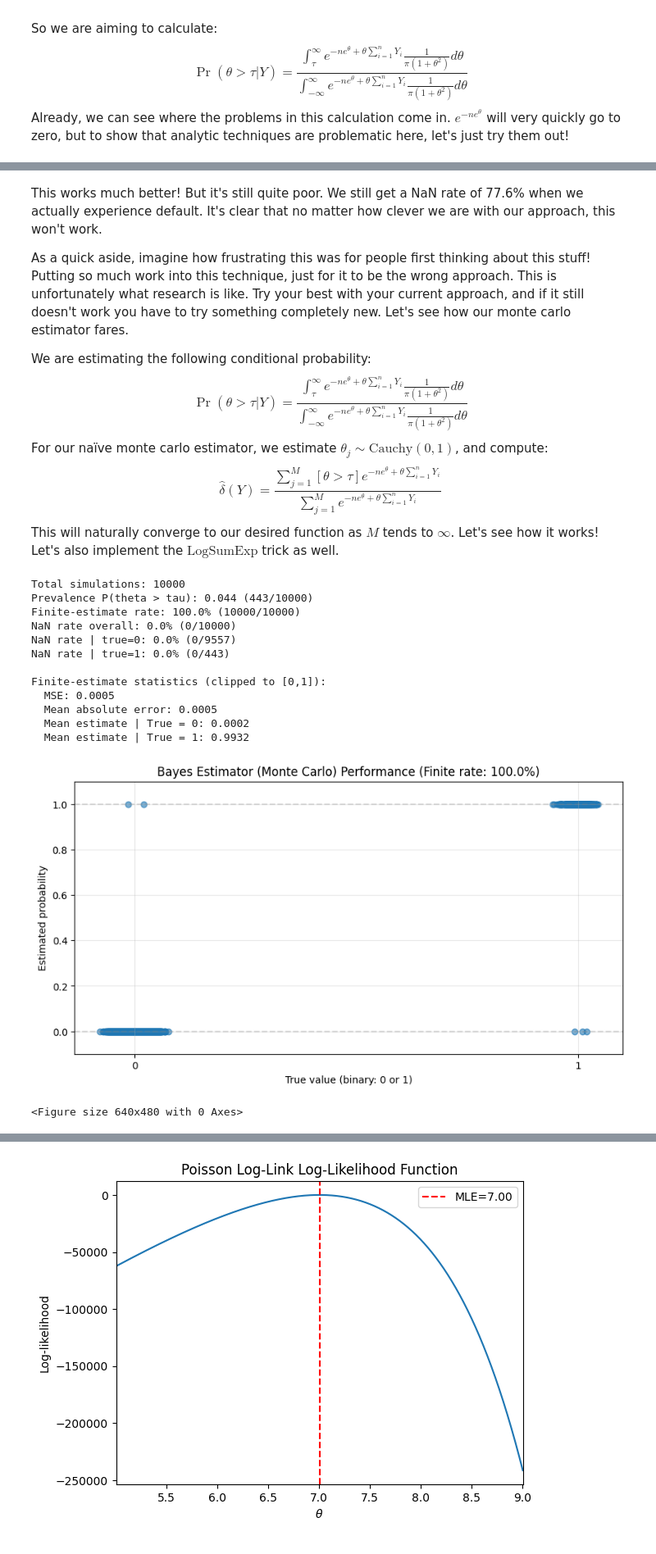
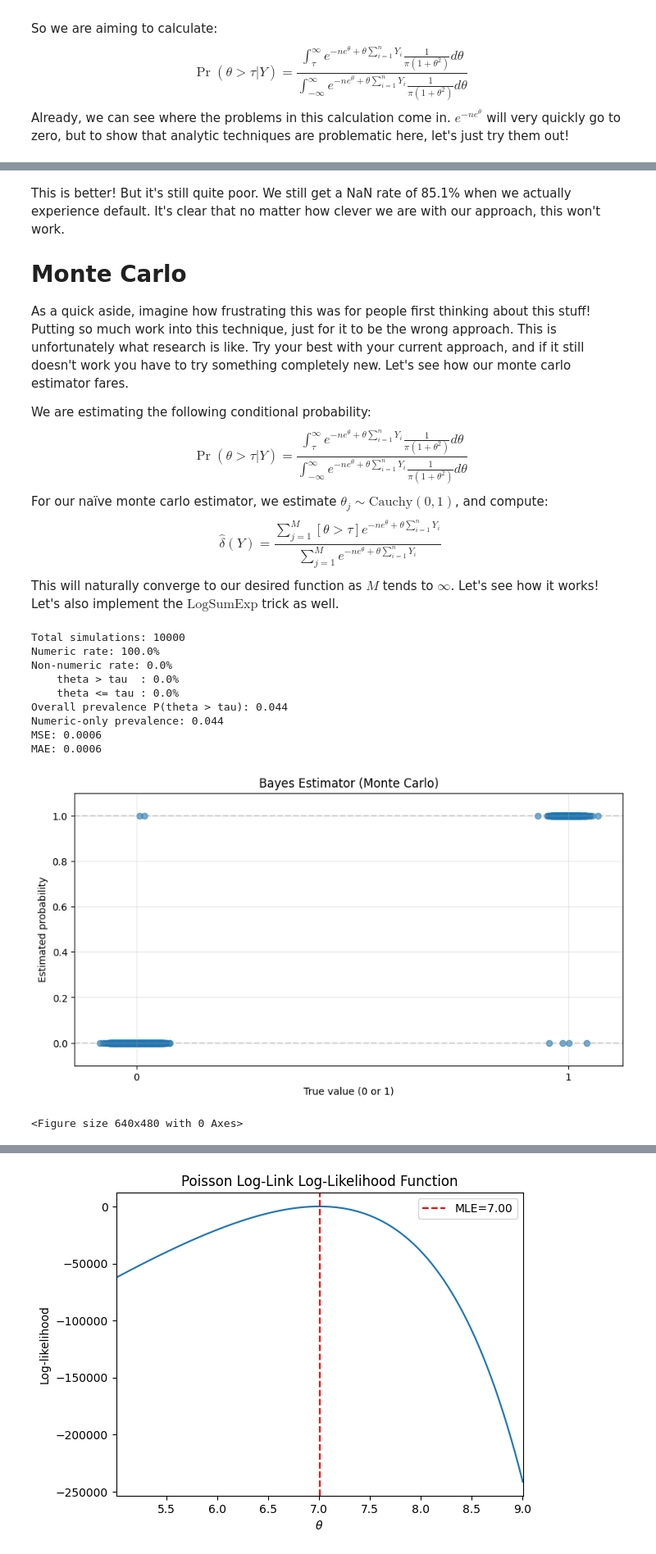
Before and after one commit to andrewlys/andrewlys.github.io, a Jupyter notebook: blog_posts/MCMC Tutorial/is_rs.ipynb, the cells around one changed output, grey strips where cells are left out. Shown at 82% size. Drawn from its saved outputs; the diff is of its cells as text; code cells hidden in the pictures.

```diff
--- a/blog_posts/MCMC Tutorial/is_rs.ipynb
+++ b/blog_posts/MCMC Tutorial/is_rs.ipynb
@@ -265,7 +203,8 @@ Finite-estimate statistics (clipped to [0,1]):
 <Figure size 640x480 with 0 Axes>
 # %% [markdown]
-This works much better! But it's still quite poor. We still get a NaN rate of 77.6% when we actually experience default. It's clear that no matter how clever we are with our approach, this won't work.
+This is better! But it's still quite poor. We still get a NaN rate of 85.1% when we actually experience default. It's clear that no matter how clever we are with our approach, this won't work.
 
+# Monte Carlo
 As a quick aside, imagine how frustrating this was for people first thinking about this stuff! Putting so much work into this technique, just for it to be the wrong approach. This is unfortunately what research is like. Try your best with your current approach, and if it still doesn't work you have to try something completely new. Let's see how our monte carlo estimator fares.
 
 We are estimating the following conditional probability:
@@ -280,8 +219,7 @@ $$
 $$
 This will naturally converge to our desired function as $M$ tends to $\infty$. Let's see how it works! Let's also implement the $\mathrm{LogSumExp}$ trick as well.
 # %%
-def mc_est_sim_cauchy(Y=None, tau=7, N=50, M=1000):
-    p_true = np.nan
+def mc_est_sim_cauchy(Y=None, tau=7, N=50, M=1000, p_true=None):
     if Y is None:
         data = sample_cauchy_data(tau=tau, N=N)
         Y = data["Y"]
@@ -296,23 +234,20 @@ def mc_est_sim_cauchy(Y=None, tau=7, N=50, M=1000):
     c = np.max(log_factor)
     exp_factor = np.exp(log_factor - c)
     p_hat = np.mean(exp_factor * (t_samples > tau)) / np.mean(exp_factor)
+    p_hat = np.clip(p_hat, 0, 1)
     return {"p": p_true, "p_hat": p_hat}
 # %%
-results = run_sims_cauchy(method="monte_carlo", num_sim=10000)
-sum_res_cauchy(results, method_name = "Bayes Estimator (Monte Carlo)")
+sum_res_cauchy(run_sims_cauchy(method=mc_est_sim_cauchy, num_sim=10000), method_name = "Bayes Estimator (Monte Carlo)")
 # %% [output]
 Total simulations: 10000
-Prevalence P(theta > tau): 0.044 (443/10000)
-Finite-estimate rate: 100.0% (10000/10000)
-NaN rate overall: 0.0% (0/10000)
-NaN rate | true=0: 0.0% (0/9557)
-NaN rate | true=1: 0.0% (0/443)
-
-Finite-estimate statistics (clipped to [0,1]):
-  MSE: 0.0005
-  Mean absolute error: 0.0005
-  Mean estimate | True = 0: 0.0002
-  Mean estimate | True = 1: 0.9932
+Numeric rate: 100.0%
+Non-numeric rate: 0.0%
+    theta > tau  : 0.0%
+    theta <= tau : 0.0%
+Overall prevalence P(theta > tau): 0.044
+Numeric-only prevalence: 0.044
+MSE: 0.0006
+MAE: 0.0006
-[figure, old version]
+[figure, new version]
 <Figure size 640x480 with 0 Axes>
 # %% [markdown]
```
Also changed, not shown: parts of 15 cells of this notebook, 1 other file.
